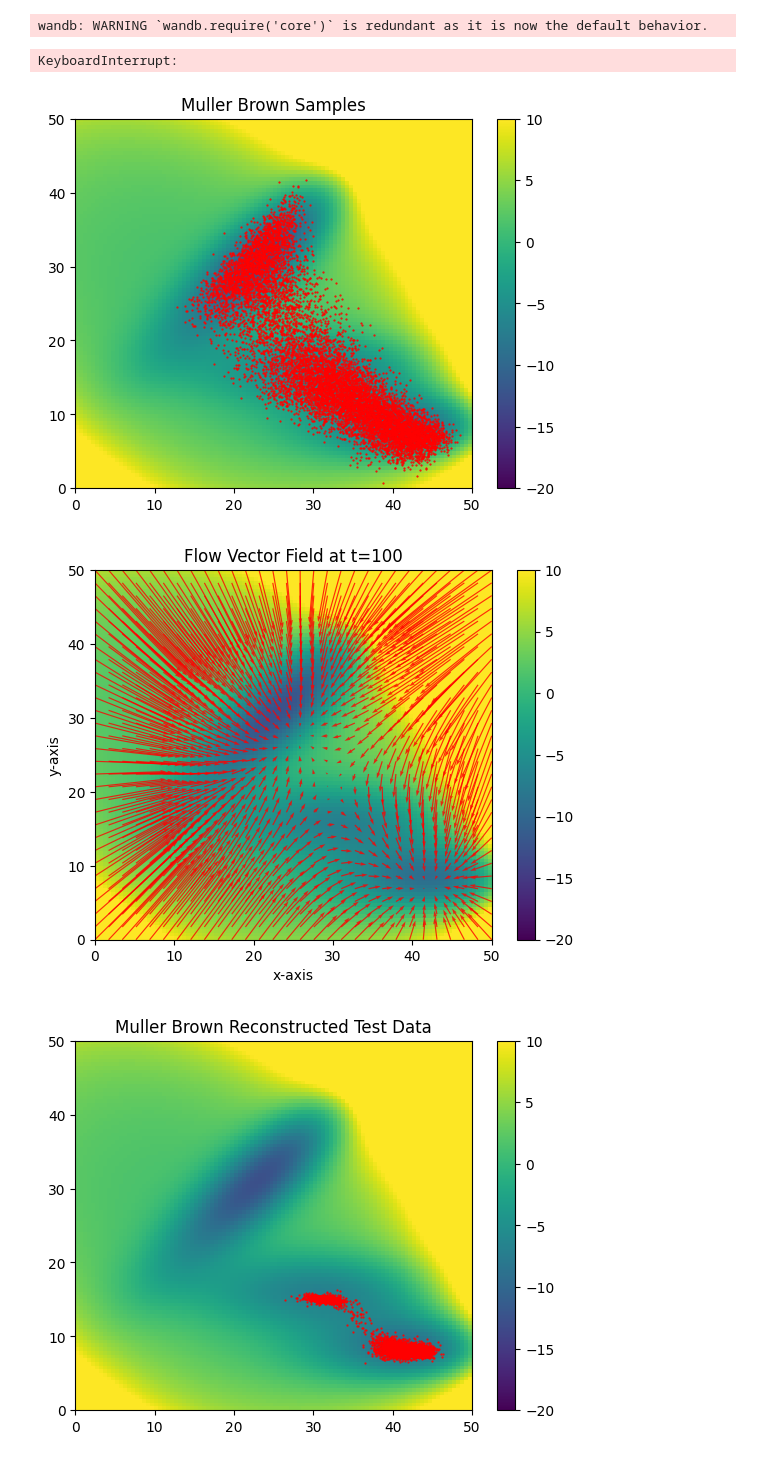
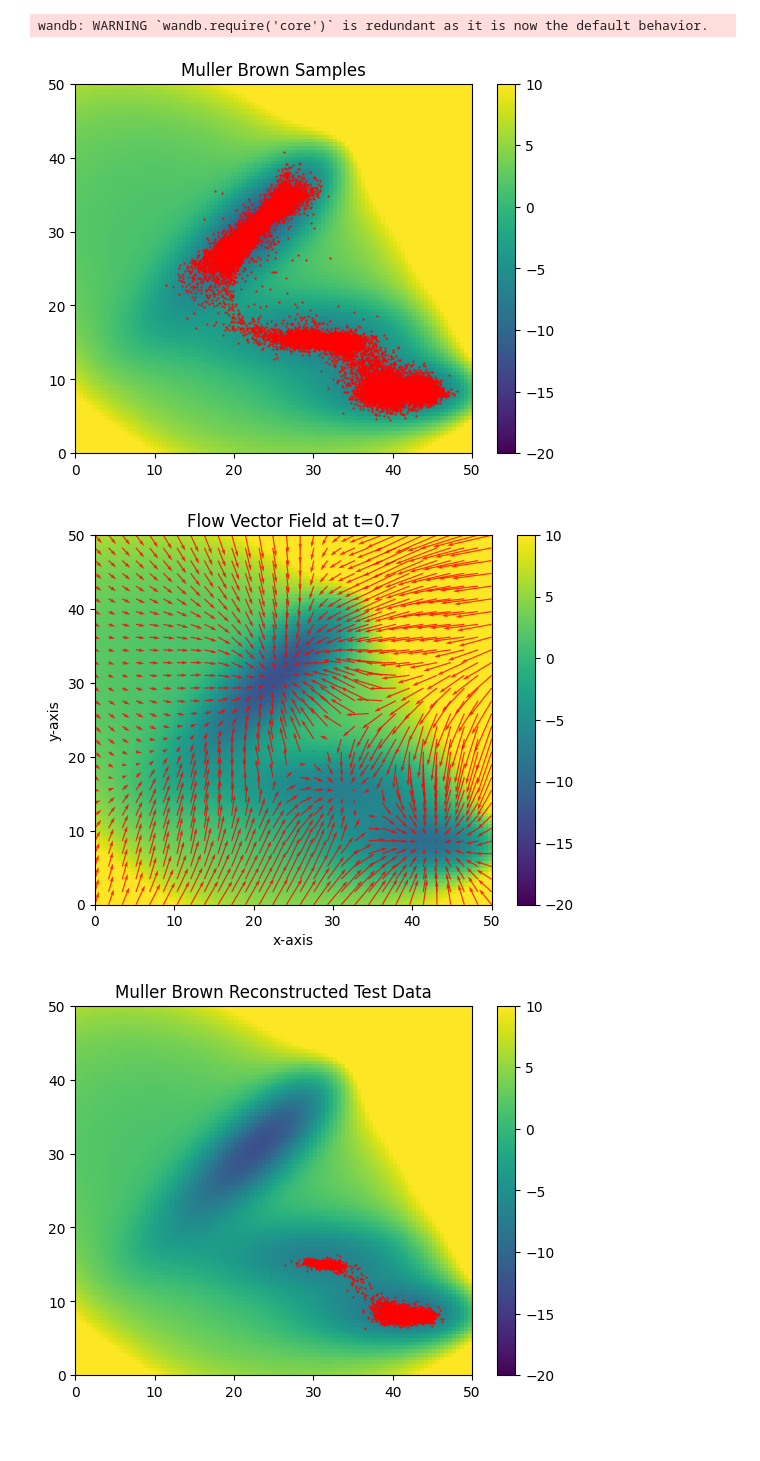
Before and after one commit to michael-psenka/OM-TPS, a Jupyter notebook: train_flowmatch_mb.ipynb, the cells around one changed output. Drawn from its saved outputs; the diff is of its cells as text; code cells hidden in the pictures.

Commit message:
flow match working

```diff
--- a/train_flowmatch_mb.ipynb
+++ b/train_flowmatch_mb.ipynb
@@ -722,12 +824,12 @@ from src.utils import validate_git_status
 
 # Training config
 config = {
-    "n_epochs": 50,
+    "n_epochs": 100,
     "batch_size": 4096,
-    "num_steps": 256,
-    "lr": 3e-4,
+    "num_steps": 20,
+    "lr": 0.001,
     "force_supervision_level": None,
-    "mlp_hidden_dim": 256,
+    "mlp_hidden_dim": 512,
     "conservative": False
 }
 
@@ -739,7 +841,7 @@ if not DISABLE_GIT_CHECK:
     validate_git_status()
 
 device = torch.device(torch.cuda.current_device())
-mlp = MLP(3, config["mlp_hidden_dim"], 2, device, conservative=config["conservative"]).to(device).to(torch.float32)
+mlp = MLP(input_dim=2, time_dim=1, hidden_dim=config["mlp_hidden_dim"]).to(device)
 model = MBFlowMatchingModel(mlp, num_steps = config["num_steps"], device = device).to(device).to(torch.float32)
 
 if not DISABLE_WANDB_LOGGING:
@@ -748,7 +850,7 @@ if not DISABLE_WANDB_LOGGING:
     wandb.watch(mlp)
 
 # Train model
-train_losses, test_losses = train_mb_diffusion(train_dataset, test_dataset, model, n_epochs = config["n_epochs"], \
+train_losses, test_losses = train_mb_diffusion_alt(train_dataset, test_dataset, model, n_epochs = config["n_epochs"], \
                                                 lr = config["lr"], batch_size = config["batch_size"], device = device, \
                                                 force_supervision_level = config["force_supervision_level"])
 
@@ -757,58 +859,57 @@ torch.save(mlp.state_dict(), "mb_flowmatching_model.pt")
 if not DISABLE_WANDB_LOGGING:
     wandb.save('mb_flowmatching_model.pt')
     wandb.finish()
-# %% [output]
-KeyboardInterrupt:
 # %%
 del mlp, model
 # %%
 # Unconditional samples from the model
 device = torch.device(torch.cuda.current_device())
-mlp = MLP(3, 256, 2, device, act = F.gelu).to(device).to(torch.float32)
+mlp = MLP(input_dim=2, time_dim=1, hidden_dim=config["mlp_hidden_dim"]).to(device)
 mlp.load_state_dict(torch.load("mb_flowmatching_model.pt"))
-
-model = MBFlowMatchingModel(mlp, num_steps = 256, device = device).to(device).to(torch.float32)
-all_samples = model.sample(10000)
+model = MBFlowMatchingModel(mlp, num_steps = config["num_steps"], device = device).to(device).to(torch.float32)
+all_samples = model.sample(100000)
 mean = torch.tensor(train_dataset.mean).to(device).to(torch.float32)
 std = torch.tensor(train_dataset.std).to(device).to(torch.float32)
 all_samples = all_samples*std + mean
 all_samples = get_numpy(all_samples)
 plot_samples(all_samples, title="Muller Brown Samples")
 # %% [output]
-[figure, old version]
+[figure, new version]
 # %%
 del mlp, model
 # %%
 # Unconditional samples from the model
 device = torch.device(torch.cuda.current_device())
-mlp = MLP(3, 256, 2, device, act = F.gelu).to(device).to(torch.float32)
+mlp = MLP(input_dim=2, time_dim=1, hidden_dim=config["mlp_hidden_dim"]).to(device)
 mlp.load_state_dict(torch.load("mb_flowmatching_model.pt"))
-
-model = MBFlowMatchingModel(mlp, num_steps = 256, device = device).to(device).to(torch.float32)
+model = MBFlowMatchingModel(mlp, num_steps = config["num_steps"], device = device).to(device).to(torch.float32)
 mean = torch.tensor(train_dataset.mean).to(device).to(torch.float32)
 std = torch.tensor(train_dataset.std).to(device).to(torch.float32)
+
+# mean = torch.tensor([0,0]).cuda()
+# std = torch.tensor([1,1]).cuda()
 # Custom limits for arrows
 xmin, xmax = None, None
 ymin, ymax = None, None
 # Plot vector field
-t = 100  # Specify the time step to condition on
+t = 0.7  # Specify the time step to condition on
 plot_flow_vector_field(
     model,
     calculator,
     t,
     grid_width=30,
     title=f"Flow Vector Field at t={t}",
-    arrow_scale=0.3,
+    arrow_scale=0.1,
     arrow_width=0.003,
     mean=mean,
     std=std,
     xmin=xmin,
     xmax=xmax,
     ymin=ymin,
     ymax=ymax
 )
 # %% [output]
-[figure, old version]
+[figure, new version]
 # %%
 # Reconstruction of test data (first batch of dataloader)
 latent_time = 25 # diffusion steps for reconstruction (larger means more diverse samples)
```
Also changed, not shown: parts of 5 cells of this notebook, 2 other files.
